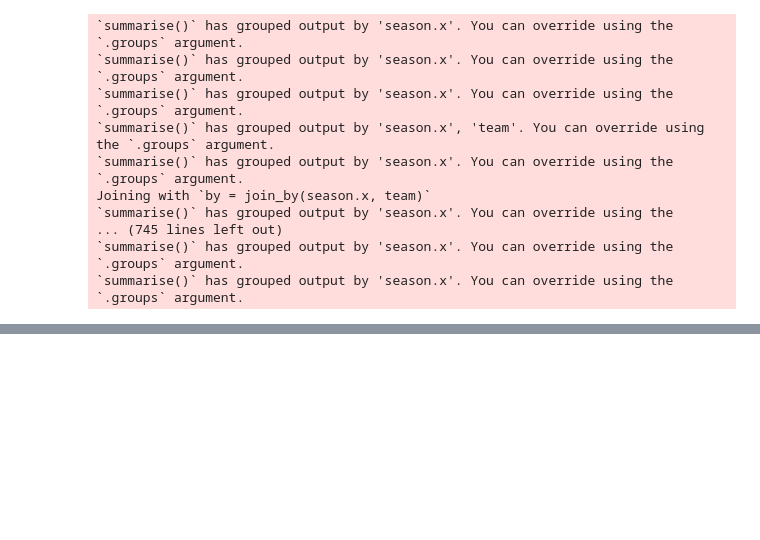
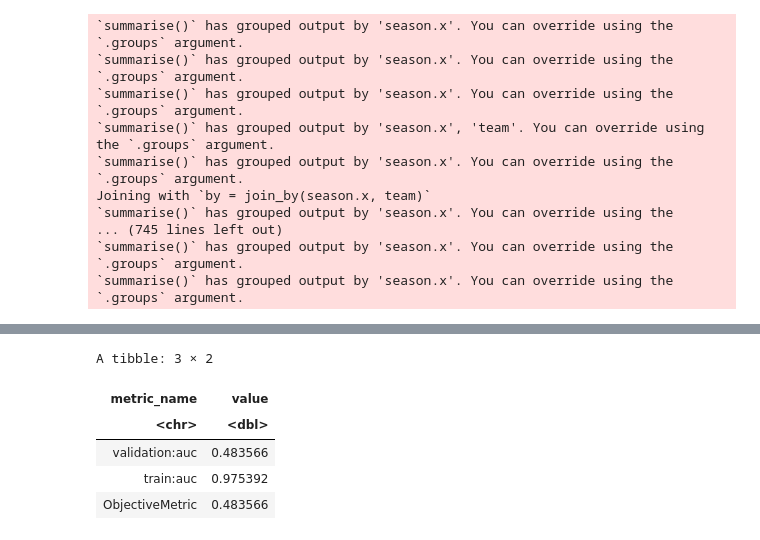
Before and after one commit to zachaustin01/ML-MADNESS, a Jupyter notebook: sagemaker/jimmy-dataset.ipynb, the cells around one changed output, grey strips where cells are left out. Cells and saved outputs as stored; diff of their text form; code cells hidden in the pictures; blank space fills up the shorter version.

```diff
--- a/sagemaker/jimmy-dataset.ipynb
+++ b/sagemaker/jimmy-dataset.ipynb
@@ -206,0 +347,14 @@ head(modeling)
+# %%
+training_job_stats <- session$describe_training_job(job_name = best_tuned_model)
+
+final_metrics <-  map_df(training_job_stats$FinalMetricDataList,
+                          ~tibble(metric_name = .x[["MetricName"]],
+                                  value = .x[["Value"]]))
+final_metrics
+# %% [output]
+A tibble: 3 × 2
+| metric_name | value |
+| <chr> | <dbl> |
+| validation:auc | 0.483566 |
+| train:auc | 0.975392 |
+| ObjectiveMetric | 0.483566 |
```
Also changed, not shown: parts of 12 cells of this notebook.
